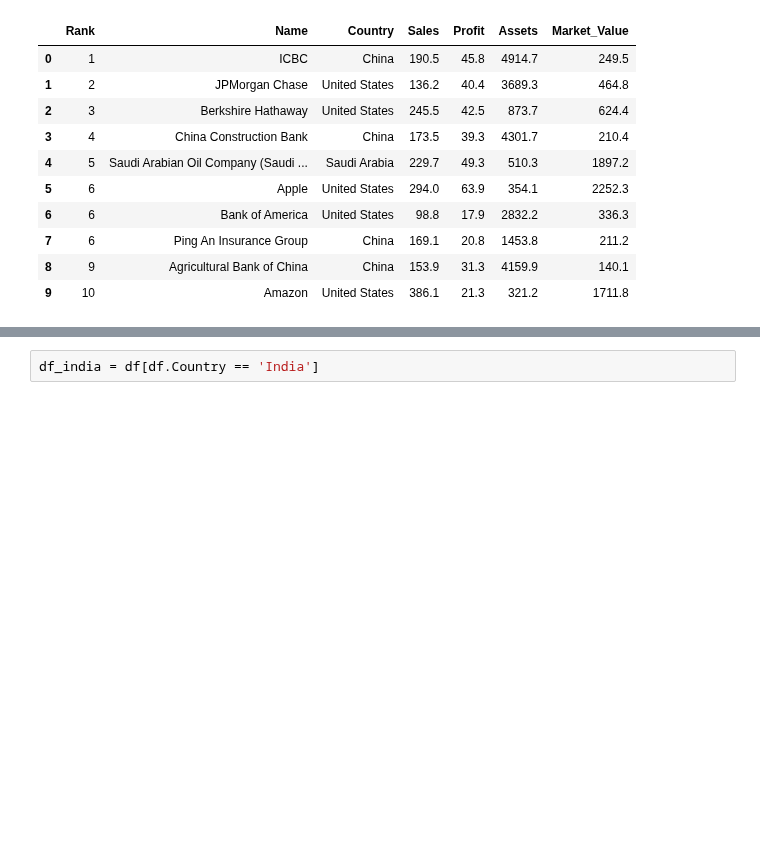
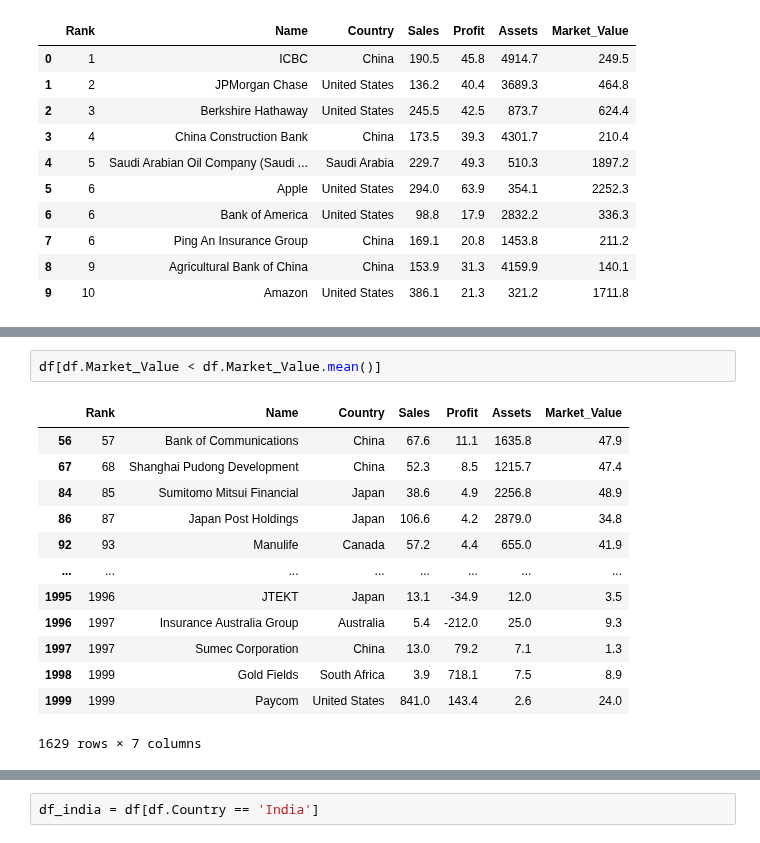
Before and after one commit to chandanabrdwj/100DaysOfML, a Jupyter notebook: fortune-global-2000-companies-in-2021.ipynb, the cells around one changed output, grey strips where cells are left out. Cells and saved outputs as stored; diff of their text form; blank space fills up the shorter version.

```diff
--- a/fortune-global-2000-companies-in-2021.ipynb
+++ b/fortune-global-2000-companies-in-2021.ipynb
@@ -105,0 +166,16 @@ Name: Sales, Length: 61, dtype: float64
+# %%
+df[df.Market_Value < df.Market_Value.mean()]
+# %% [output]
+|  | Rank | Name | Country | Sales | Profit | Assets | Market_Value |
+| 56 | 57 | Bank of Communications | China | 67.6 | 11.1 | 1635.8 | 47.9 |
+| 67 | 68 | Shanghai Pudong Development | China | 52.3 | 8.5 | 1215.7 | 47.4 |
+| 84 | 85 | Sumitomo Mitsui Financial | Japan | 38.6 | 4.9 | 2256.8 | 48.9 |
+| 86 | 87 | Japan Post Holdings | Japan | 106.6 | 4.2 | 2879.0 | 34.8 |
+| 92 | 93 | Manulife | Canada | 57.2 | 4.4 | 655.0 | 41.9 |
+| ... | ... | ... | ... | ... | ... | ... | ... |
+| 1995 | 1996 | JTEKT | Japan | 13.1 | -34.9 | 12.0 | 3.5 |
+| 1996 | 1997 | Insurance Australia Group | Australia | 5.4 | -212.0 | 25.0 | 9.3 |
+| 1997 | 1997 | Sumec Corporation | China | 13.0 | 79.2 | 7.1 | 1.3 |
+| 1998 | 1999 | Gold Fields | South Africa | 3.9 | 718.1 | 7.5 | 8.9 |
+| 1999 | 1999 | Paycom | United States | 841.0 | 143.4 | 2.6 | 24.0 |
+1629 rows × 7 columns
```
Also changed, not shown: parts of 18 cells of this notebook.
